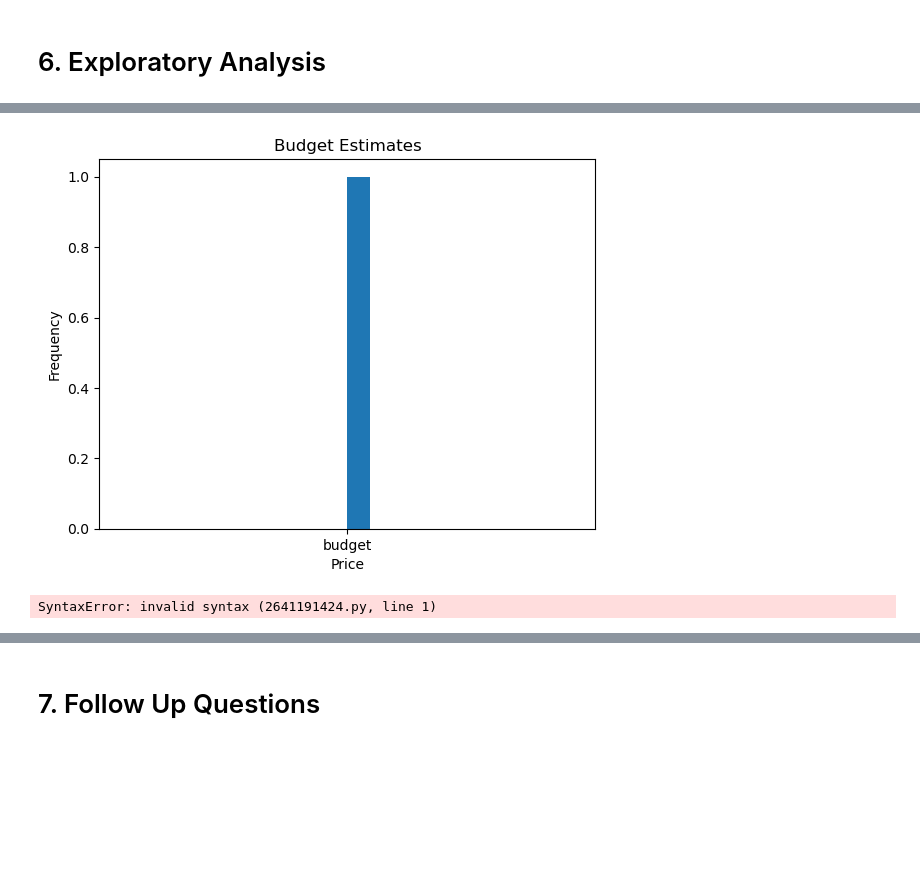
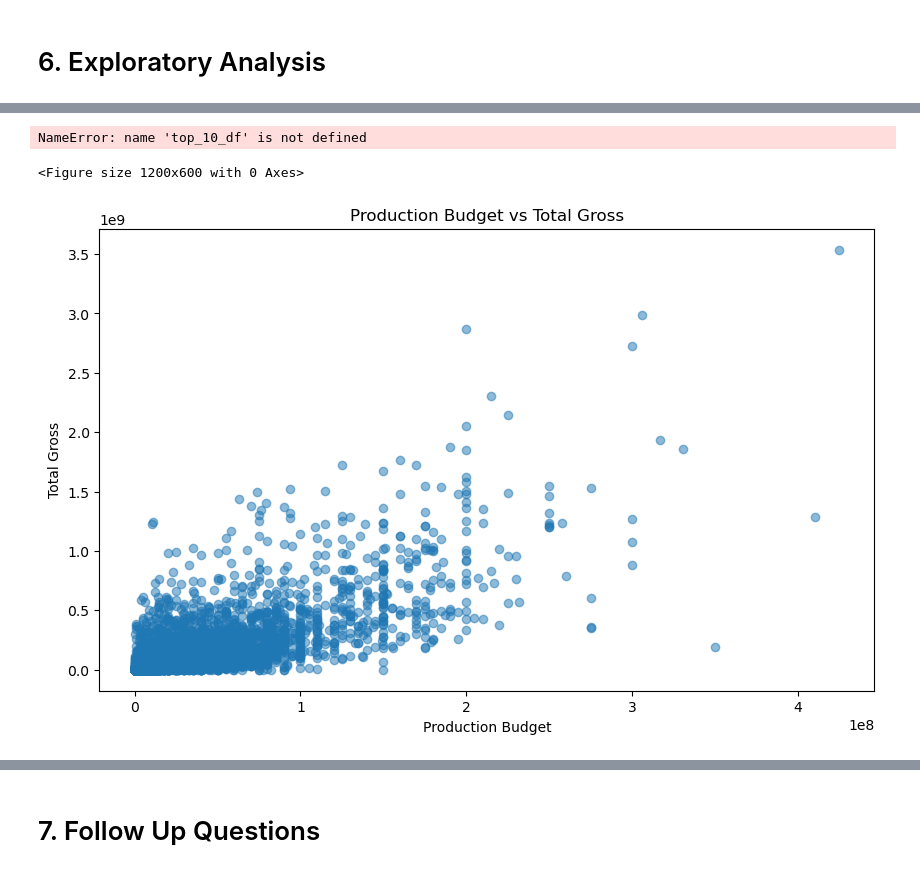
Before and after one commit to FionaNalianya/Microsoft-Movie, a Jupyter notebook: notebook.ipynb, the cells around one changed output, grey strips where cells are left out. Cells and saved outputs as stored; diff of their text form; code cells hidden in the pictures; blank space fills up the shorter version.

```diff
--- a/notebook.ipynb
+++ b/notebook.ipynb
@@ -590,22 +596,24 @@ title_basics_ratings.genres.value_counts().plot(kind='bar', figsize=(15,8))
+# %%
+# plotting a bar plot showing the top 20 movies against total_gross
+plt.figure(figsize=(12, 6))
+plt.bar(top_10_df['title'], top_10_df['domestic_gross'])
+plt.xlabel('Title')
+plt.ylabel('Domestic Gross')
+plt.title('Top 10 Most Popular Movies and Their Domestic Gross Incomes')
+plt.xticks(rotation=90)
+plt.tight_layout()
+# %% [output]
+NameError: name 'top_10_df' is not defined
+<Figure size 1200x600 with 0 Axes>
 # %%
-# plotting a histogram for the budget
-plt.hist('budget', bins=20)
-plt.xlabel('Price')
-plt.ylabel('Frequency')
-plt.title('Budget Estimates')
+# plotting a scatter plot showing production budget vs total_gross
+plt.figure(figsize=(10, 6))
+plt.scatter(budget['production_budget'], budget['total_gross'], alpha=0.5)
+plt.xlabel('Production Budget')
+plt.ylabel('Total Gross')
+plt.title('Production Budget vs Total Gross')
 plt.show()
 # %% [output]
-[figure, old version]
+[figure, new version]
-# %%
-Create a bar plot
-plt.figure(figsize=(12, 6))
-plt.bar(top_10_df['title'], top_10_df['domestic_gross'])
-plt.xlabel('Title')
-plt.ylabel('Domestic Gross')
-plt.title('Top 10 Most Popular Movies and Their Domestic Gross Incomes')
-plt.xticks(rotation=90)
-plt.tight_layout()
-# %% [output]
-SyntaxError: invalid syntax (2641191424.py, line 1)
 # %%
 # %% [output]
```
Also changed, not shown: parts of 11 cells of this notebook.
